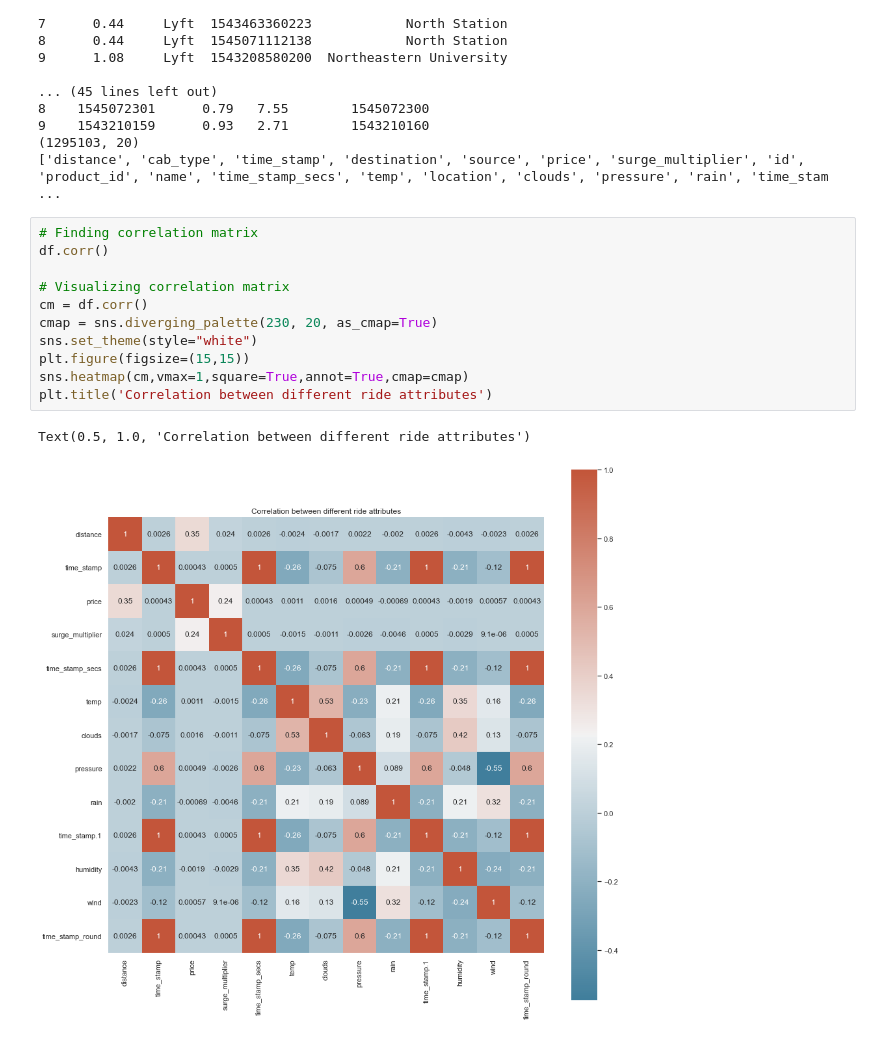
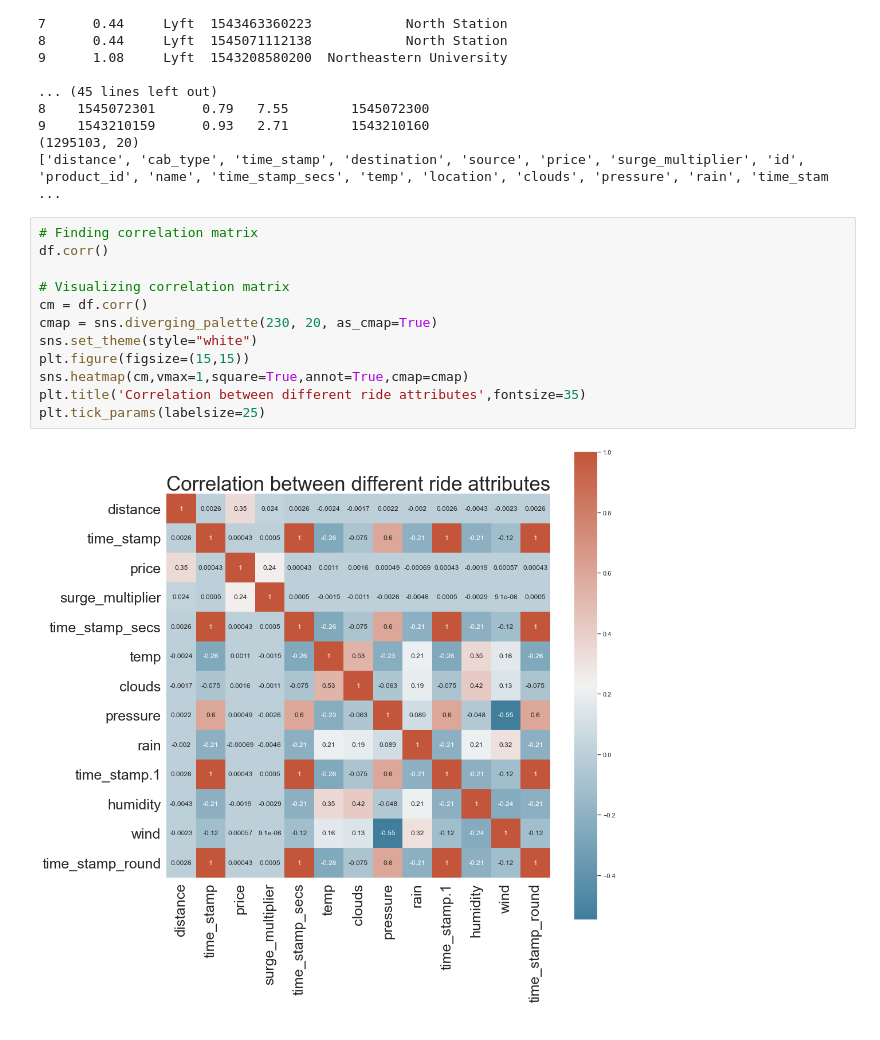
Before and after one commit to wgburke310/ds3010project, a Jupyter notebook: data_exploration.ipynb, the cells around one changed output. Drawn from its saved outputs; the diff is of its cells as text.

Commit message:
Minor changes to correlation matrix visual

```diff
--- a/data_exploration.ipynb
+++ b/data_exploration.ipynb
@@ -41,14 +41,14 @@ print(attributes)
 # %%
 # Finding correlation matrix
 df.corr()
 
 # Visualizing correlation matrix
 cm = df.corr()
 cmap = sns.diverging_palette(230, 20, as_cmap=True)
 sns.set_theme(style="white")
 plt.figure(figsize=(15,15))
 sns.heatmap(cm,vmax=1,square=True,annot=True,cmap=cmap)
-plt.title('Correlation between different ride attributes')
+plt.title('Correlation between different ride attributes',fontsize=35)
+plt.tick_params(labelsize=25)
 # %% [output]
-Text(0.5, 1.0, 'Correlation between different ride attributes')
-[figure, old version]
+[figure, new version]
```
